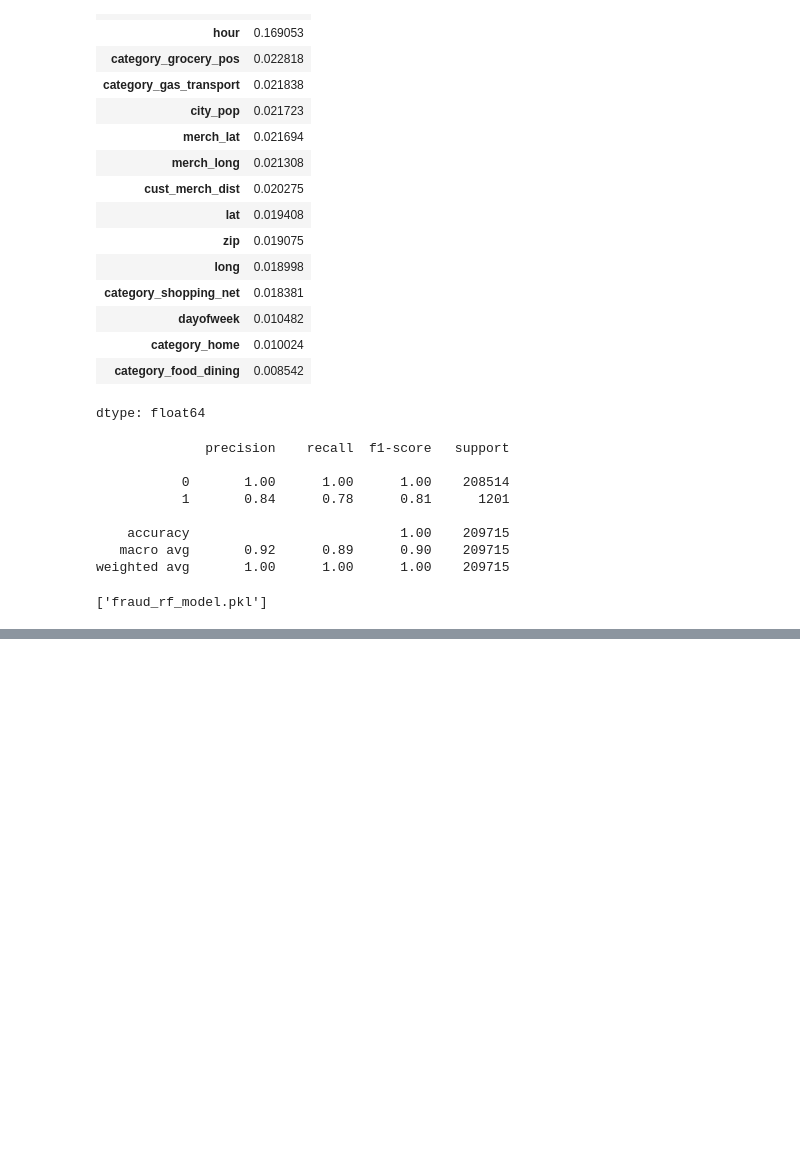
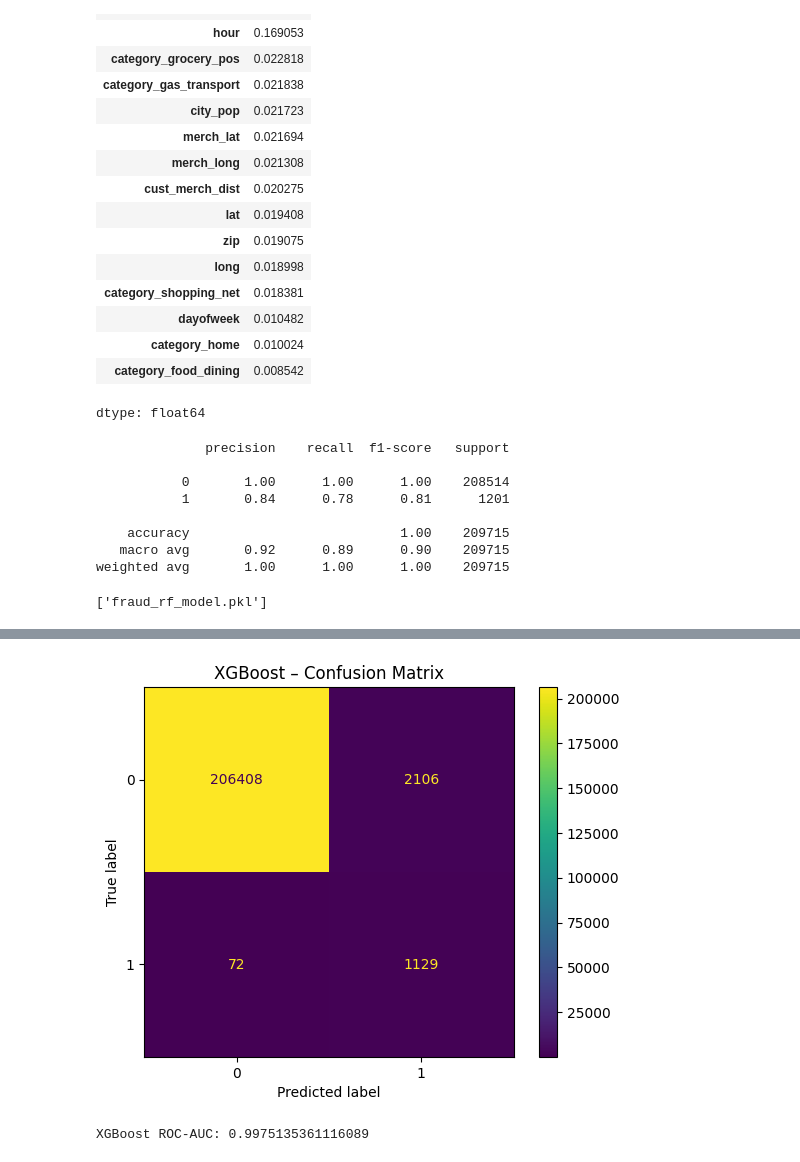
Before and after one commit to Harsh28-raj/credit-card-fraud-detection, a Jupyter notebook: credit_crd_frd.ipynb, the cells around one changed output, grey strips where cells are left out. Drawn from its saved outputs; the diff is of its cells as text; code cells hidden in the pictures; blank space fills up the shorter version.

```diff
--- a/credit_crd_frd.ipynb
+++ b/credit_crd_frd.ipynb
@@ -738,0 +791,4 @@ joblib.dump(rf_model, "fraud_rf_model.pkl")
+# %%
+neg, pos = np.bincount(y_train)
+scale_pos_weight = neg / pos
+scale_pos_weight
@@ -738,0 +797,18 @@ joblib.dump(rf_model, "fraud_rf_model.pkl")
+# %%
+xgb_model = Pipeline(steps=[
+    ("preprocess", preprocessor),
+    ("clf", XGBClassifier(
+        n_estimators=300,
+        max_depth=6,
+        learning_rate=0.1,
+        subsample=0.8,
+        colsample_bytree=0.8,
+        scale_pos_weight=scale_pos_weight,
+        objective="binary:logistic",
+        eval_metric="auc",
+        random_state=42,
+        n_jobs=-1
+    ))
+])
+# %%
+xgb_model.fit(X_train, y_train)
@@ -738,0 +833,3 @@ joblib.dump(rf_model, "fraud_rf_model.pkl")
+# %%
+y_pred_xgb = xgb_model.predict(X_test)
+y_proba_xgb = xgb_model.predict_proba(X_test)[:, 1]
@@ -738,0 +849,17 @@ joblib.dump(rf_model, "fraud_rf_model.pkl")
+# %%
+from sklearn.metrics import confusion_matrix, ConfusionMatrixDisplay
+import matplotlib.pyplot as plt
+
+cm_xgb = confusion_matrix(y_test, y_pred_xgb)
+ConfusionMatrixDisplay(cm_xgb).plot()
+plt.title("XGBoost – Confusion Matrix")
+plt.show()
+# %% [output]
+[figure, added]
+# %%
+from sklearn.metrics import roc_auc_score
+
+roc_auc_xgb = roc_auc_score(y_test, y_proba_xgb)
+print("XGBoost ROC-AUC:", roc_auc_xgb)
+# %% [output]
+XGBoost ROC-AUC: 0.9975135361116089
```
Also changed, not shown: parts of 24 cells of this notebook.
